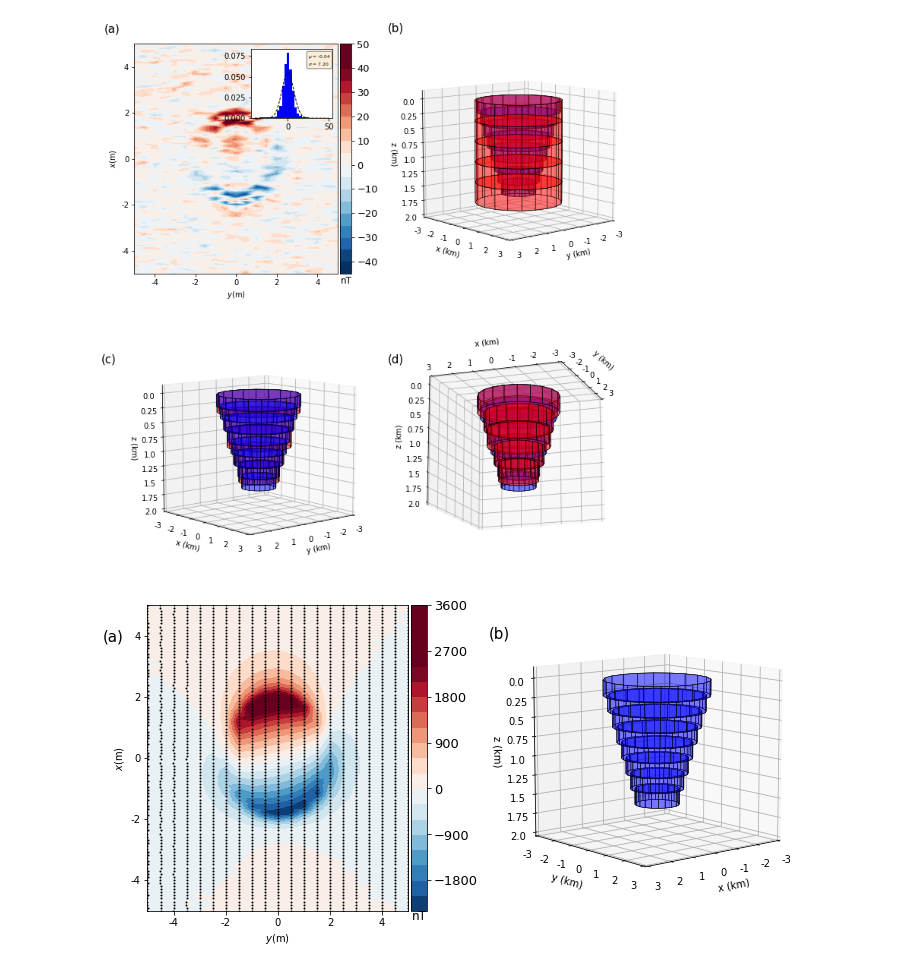
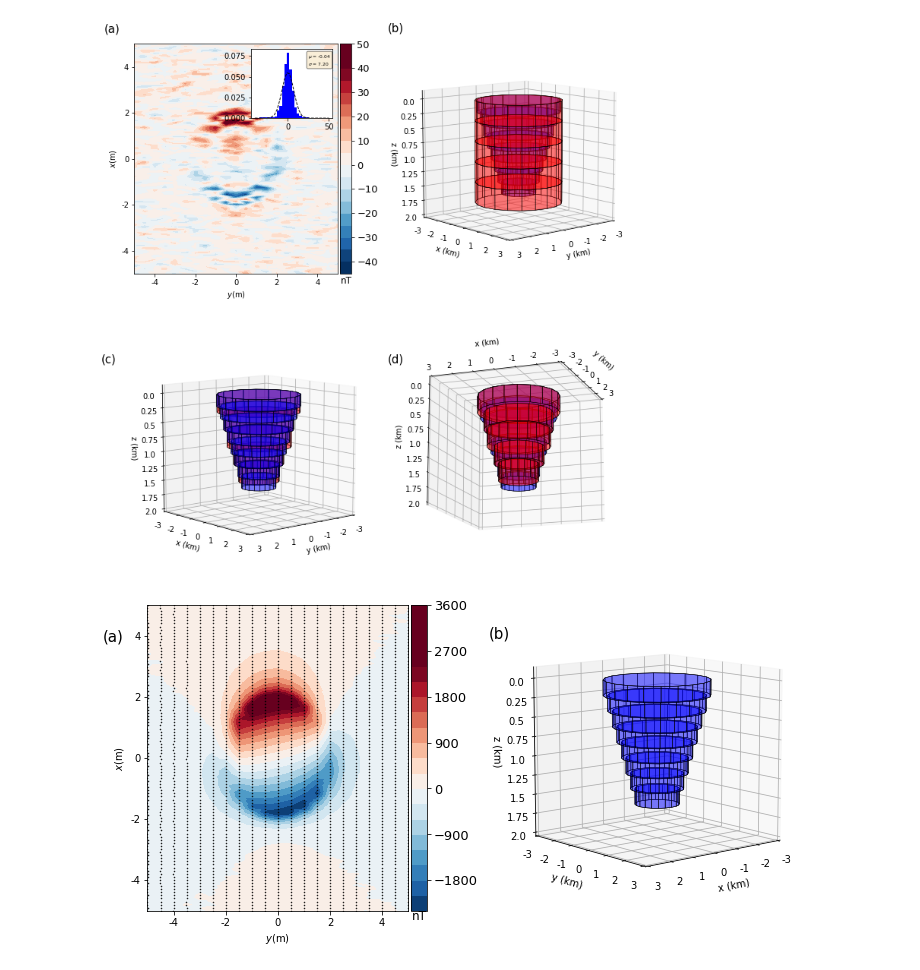
Before and after one commit to pinga-lab/magnetic-radial-inversion, a Jupyter notebook: code/kimberlite/tfa_vizualiation.ipynb, the cells around one changed output. Saved outputs shown, nothing was run; the diff lists cells and outputs as text; code cells hidden in the pictures.

Commit message:
changing figures

```diff
--- a/code/kimberlite/tfa_vizualiation.ipynb
+++ b/code/kimberlite/tfa_vizualiation.ipynb
@@ -551,32 +525,32 @@ ax.set_ylabel('y (km)', fontsize= 10)
 ax.set_xlabel('x (km)', fontsize= 10)
 ax.set_zlabel('z (km)', fontsize= 10)
 ax.set_xticklabels(range(-3, 4))
 ax.set_yticklabels(range(-3, 4))
 ax.set_zticklabels(np.linspace(0, 2, 9))
 #ax.yaxis.labelpad=8
 #ax.zaxis.labelpad=8
 #ax.xaxis.labelpad=8
 ax.view_init(10, 50)
 ax.text2D(-0.1, 0.07, '(b)', fontsize= 15)
 
 # sinthetic data
 ax=plt.subplot(2,2,1)
 plt.tricontourf(y, x, inversion['observed_data'], 20,
                 cmap='RdBu_r', vmin=np.min(inversion['observed_data']),
                 vmax=-np.min(inversion['observed_data'])).ax.tick_params(labelsize=10)
 plt.xlabel('$y$(m)', fontsize=10)
 plt.ylabel('$x$(m)', fontsize=10)
 clb = plt.colorbar(pad=0.01, aspect=20, shrink=1)
 clb.ax.set_title('nT', pad=-315)
 mpl.m2km()
 clb.ax.tick_params(labelsize=13)
-plt.plot(y, x, 'ko', markersize=1., label='Gaussian')
+plt.plot(y, x, 'ko', markersize=.5, label='Gaussian')
 plt.text(-6700, 3800, '(a)', fontsize= 15)
 
 plt.tight_layout()
 
 plt.savefig(mypath+'model_data.png', dpi=300, bbox_inches='tight')
 
 plt.show()
 # %% [output]
-[figure, old version]
+[figure, new version]
```
Also changed, not shown: parts of 12 cells of this notebook, 6 other files.
